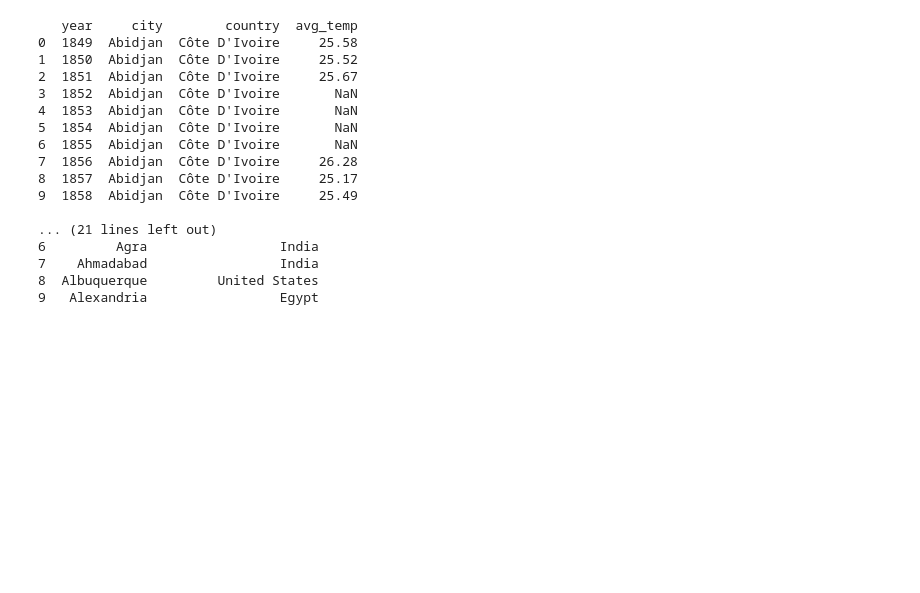
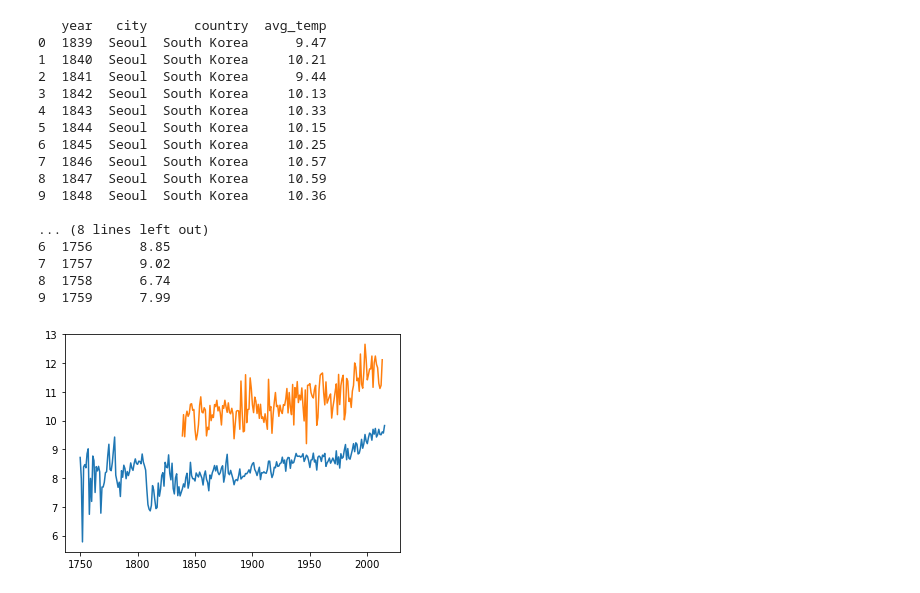
Before and after one commit to leeh8911/UdacityDataAnalyst, a Jupyter notebook: Project1/project1.ipynb, the cells around one changed output. Drawn from its saved outputs; the diff is of its cells as text; code cells hidden in the pictures; blank space fills up the shorter version.

Commit message:
update seoul data

```diff
--- a/Project1/project1.ipynb
+++ b/Project1/project1.ipynb
@@ -5,28 +16,34 @@ import matplotlib.pyplot as plt
 # %%
-city_list = pd.read_csv("city_list.csv")
-global_data = pd.read_csv("global_data.csv")
-city_data = pd.read_csv("city_data.csv")
+globalData = pd.read_csv("global_data.csv")
+seoulData = pd.read_csv("seoul_data.csv")
 # %%
-print(city_data.head(10))
+print(seoulData.head(10))
 print("\n")
-print(global_data.head(10))
-print("\n")
-print(city_list.head(10))
+print(globalData.head(10))
 # %% [output]
-   year     city        country  avg_temp
-0  1849  Abidjan  Côte D'Ivoire     25.58
-1  1850  Abidjan  Côte D'Ivoire     25.52
-2  1851  Abidjan  Côte D'Ivoire     25.67
-3  1852  Abidjan  Côte D'Ivoire       NaN
-4  1853  Abidjan  Côte D'Ivoire       NaN
-5  1854  Abidjan  Côte D'Ivoire       NaN
-6  1855  Abidjan  Côte D'Ivoire       NaN
-7  1856  Abidjan  Côte D'Ivoire     26.28
-8  1857  Abidjan  Côte D'Ivoire     25.17
-9  1858  Abidjan  Côte D'Ivoire     25.49
+   year   city      country  avg_temp
+0  1839  Seoul  South Korea      9.47
+1  1840  Seoul  South Korea     10.21
+2  1841  Seoul  South Korea      9.44
+3  1842  Seoul  South Korea     10.13
+4  1843  Seoul  South Korea     10.33
+5  1844  Seoul  South Korea     10.15
+6  1845  Seoul  South Korea     10.25
+7  1846  Seoul  South Korea     10.57
+8  1847  Seoul  South Korea     10.59
+9  1848  Seoul  South Korea     10.36
 
-... (21 lines left out)
-6         Agra                 India
-7    Ahmadabad                 India
-8  Albuquerque         United States
-9   Alexandria                 Egypt
+... (8 lines left out)
+6  1756      8.85
+7  1757      9.02
+8  1758      6.74
+9  1759      7.99
+# %%
+fig, ax = plt.subplots(1,1)
+
+ax.plot(globalData.year, globalData.avg_temp)
+ax.plot(seoulData.year, seoulData.avg_temp)
+
+plt.show()
+# %% [output]
+[figure, added]
```
Also changed, not shown: parts of 1 cell of this notebook, 1 other file.
